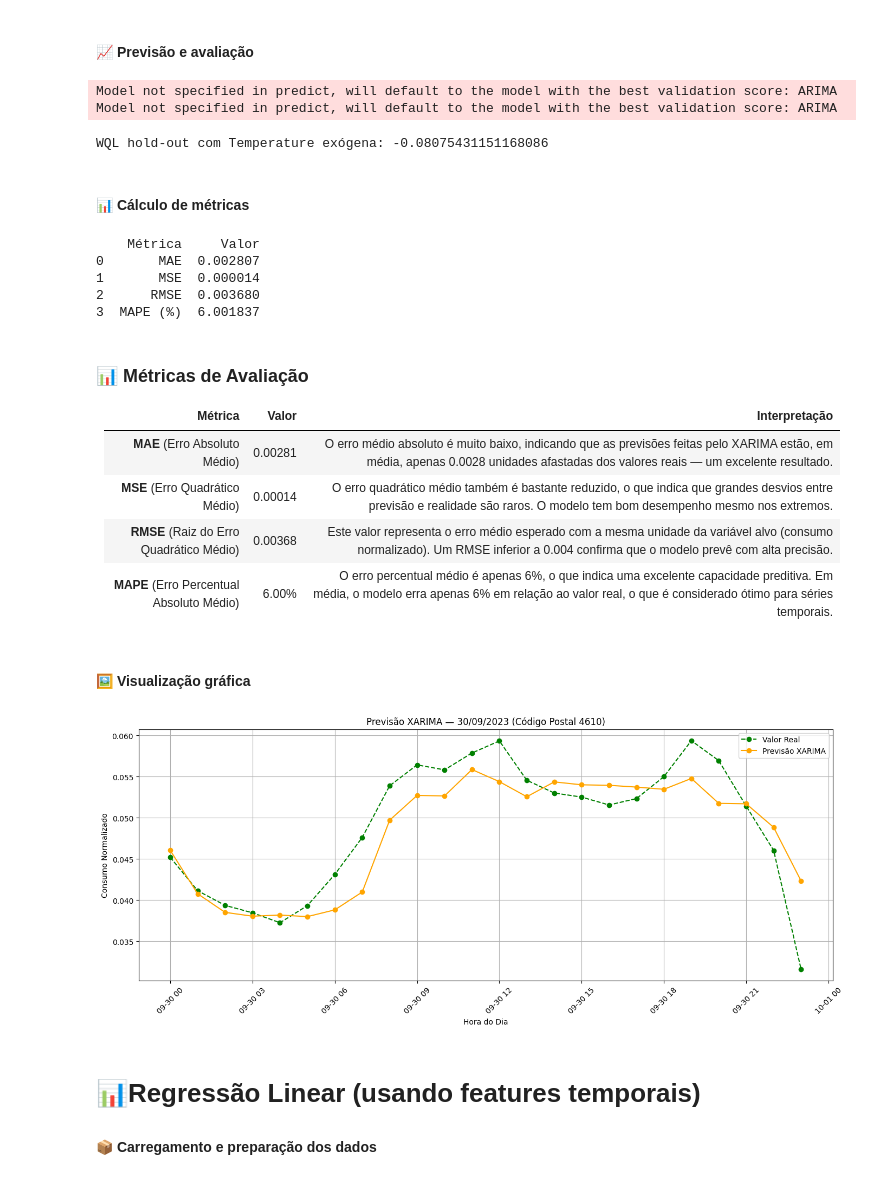
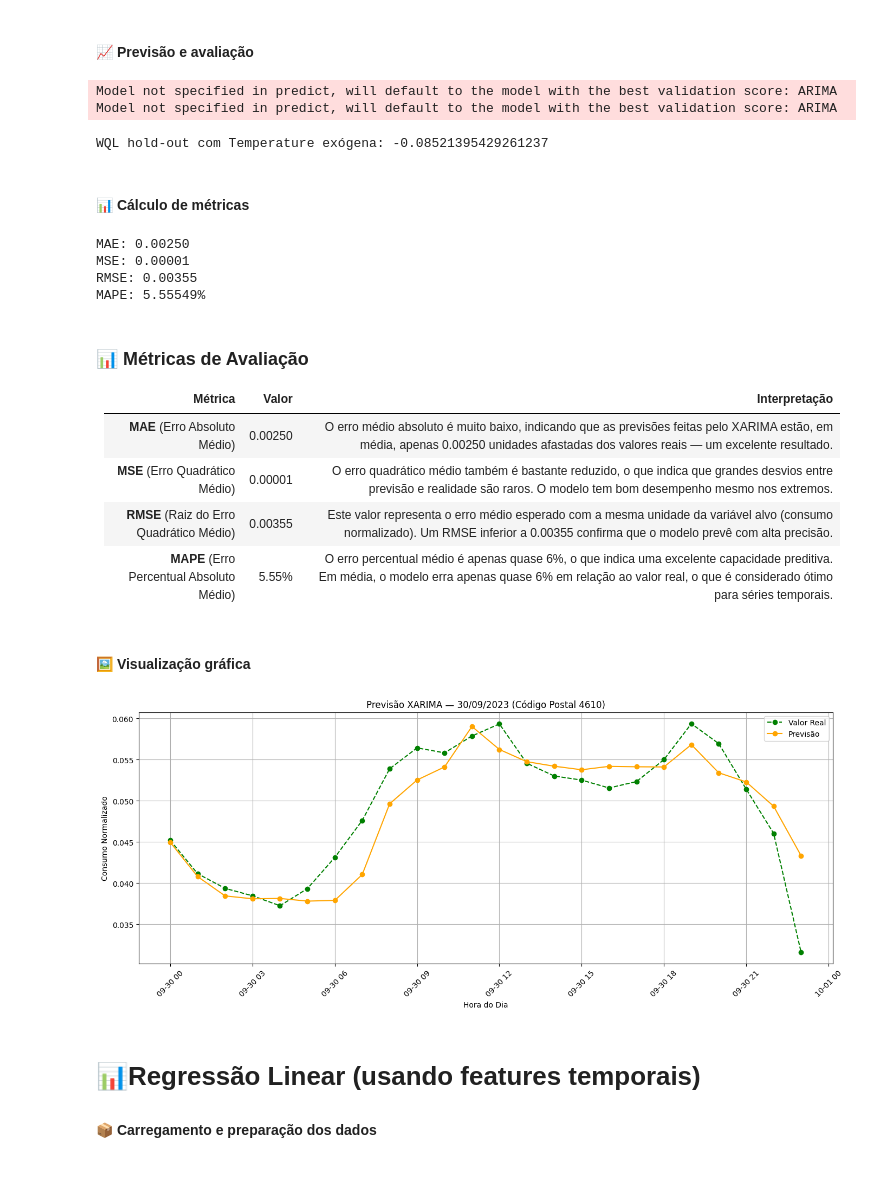
Before and after one commit to heyliceeee/previsao-do-consumo-energetico-com-ml, a Jupyter notebook: 4modelos-tradicionais.ipynb, the cells around one changed output. Saved outputs shown, nothing was run; the diff lists cells and outputs as text; code cells hidden in the pictures.

```diff
--- a/4modelos-tradicionais.ipynb
+++ b/4modelos-tradicionais.ipynb
@@ -190,7 +183,7 @@ ts_df = TimeSeriesDataFrame.from_data_frame(
 )
 
 # Constrói o TimeSeriesDataFrame com colunas de tempo, id e features estáticas.
-known_covs = ["Hour", "DayOfTheWeek", "Month", "Season", "IsWeekend", "IsHoliday", "Temperature"]
+known_covs = ["Hour","TimeOfDay", "Temperature", "DayOfTheWeek"]
 # %% [markdown]
 #### ✂️ Split treino/teste
 # %%
@@ -266,7 +279,7 @@ print("WQL hold‑out com Temperature exógena:", metrics["WQL"])
 # %% [output]
 Model not specified in predict, will default to the model with the best validation score: ARIMA
 Model not specified in predict, will default to the model with the best validation score: ARIMA
-WQL hold‑out com Temperature exógena: -0.08075431151168086
+WQL hold‑out com Temperature exógena: -0.08521395429261237
 # %% [markdown]
 #### 📊 Cálculo de métricas
 # %%
@@ -288,48 +301,44 @@ MSE  = sq_errs.mean()
 RMSE = np.sqrt(MSE)
 MAPE = pct_errs.mean()
 
-#  Exibição das métricas
-df_metrics = pd.DataFrame({
-    "Métrica":     ["MAE", "MSE", "RMSE", "MAPE (%)"],
-    "Valor":       [MAE,  MSE,   RMSE,   MAPE]
-})
-
-print(df_metrics)
+print(f'MAE: {MAE:.5f}')
+print(f'MSE: {MSE:.5f}')
+print(f'RMSE: {RMSE:.5f}')
+print(f'MAPE: {MAPE:.5f}%')
 # %% [output]
-    Métrica     Valor
-0       MAE  0.002807
-1       MSE  0.000014
-2      RMSE  0.003680
-3  MAPE (%)  6.001837
+MAE: 0.00250
+MSE: 0.00001
+RMSE: 0.00355
+MAPE: 5.55549%
 # %% [markdown]
 ### 📊 **Métricas de Avaliação**
 
-| Métrica                                      | Valor   | Interpretação                                                                                                                                                                    |
-|----------------------------------------------|---------|----------------------------------------------------------------------------------------------------------------------------------------------------------------------------------|
-| **MAE** (Erro Absoluto Médio)                | 0.00281 | O erro médio absoluto é muito baixo, indicando que as previsões feitas pelo XARIMA estão, em média, apenas 0.0028 unidades afastadas dos valores reais — um excelente resultado. |
-| **MSE** (Erro Quadrático Médio)              | 0.00014 | O erro quadrático médio também é bastante reduzido, o que indica que grandes desvios entre previsão e realidade são raros. O modelo tem bom desempenho mesmo nos extremos.       |
-| **RMSE** (Raiz do Erro Quadrático Médio)     | 0.00368 | Este valor representa o erro médio esperado com a mesma unidade da variável alvo (consumo normalizado). Um RMSE inferior a 0.004 confirma que o modelo prevê com alta precisão.  |
-| **MAPE** (Erro Percentual Absoluto Médio)    | 6.00%   | O erro percentual médio é apenas 6%, o que indica uma excelente capacidade preditiva. Em média, o modelo erra apenas 6% em relação ao valor real, o que é considerado ótimo para séries temporais. |
+| Métrica                                      | Valor   | Interpretação                                                                                                                                                                                                  |
+|----------------------------------------------|---------|----------------------------------------------------------------------------------------------------------------------------------------------------------------------------------------------------------------|
+| **MAE** (Erro Absoluto Médio)                | 0.00250 | O erro médio absoluto é muito baixo, indicando que as previsões feitas pelo XARIMA estão, em média, apenas 0.00250 unidades afastadas dos valores reais — um excelente resultado.                              |
+| **MSE** (Erro Quadrático Médio)              | 0.00001 | O erro quadrático médio também é bastante reduzido, o que indica que grandes desvios entre previsão e realidade são raros. O modelo tem bom desempenho mesmo nos extremos.                                     |
+| **RMSE** (Raiz do Erro Quadrático Médio)     | 0.00355 | Este valor representa o erro médio esperado com a mesma unidade da variável alvo (consumo normalizado). Um RMSE inferior a 0.00355 confirma que o modelo prevê com alta precisão.                              |
+| **MAPE** (Erro Percentual Absoluto Médio)    | 5.55%   | O erro percentual médio é apenas quase 6%, o que indica uma excelente capacidade preditiva. Em média, o modelo erra apenas quase 6% em relação ao valor real, o que é considerado ótimo para séries temporais. |
 # %% [markdown]
 #### 🖼️ Visualização gráfica
 # %%
 # Extrair os timestamps do índice
 timestamps = preds.index.get_level_values("timestamp")
 
 plt.figure(figsize=(14, 6))
 plt.plot(timestamps, y_true, label="Valor Real", marker='o', linestyle='--', color='green')
-plt.plot(timestamps, y_pred, label="Previsão XARIMA", marker='o', color='orange')
+plt.plot(timestamps, y_pred, label="Previsão", marker='o', color='orange')
 plt.xlabel("Hora do Dia")
 plt.ylabel("Consumo Normalizado")
 plt.xticks(rotation=45)
 plt.grid(True)
 plt.title("Previsão XARIMA — 30/09/2023 (Código Postal 4610)")
 plt.legend()
 plt.tight_layout()
 plt.savefig("predicts/XARIMA/grafico.png", dpi=300, bbox_inches='tight')
 plt.show()
 # %% [output]
-[figure, old version]
+[figure, new version]
 # %% [markdown]
 # 📊Regressão Linear (usando features temporais)
 #### 📦 Carregamento e preparação dos dados
```
Also changed, not shown: parts of 17 cells of this notebook, 28 other files.
